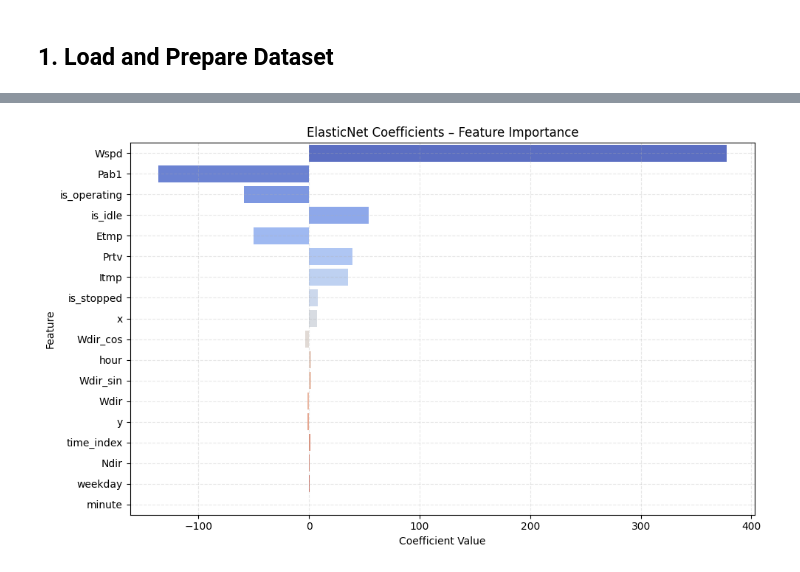
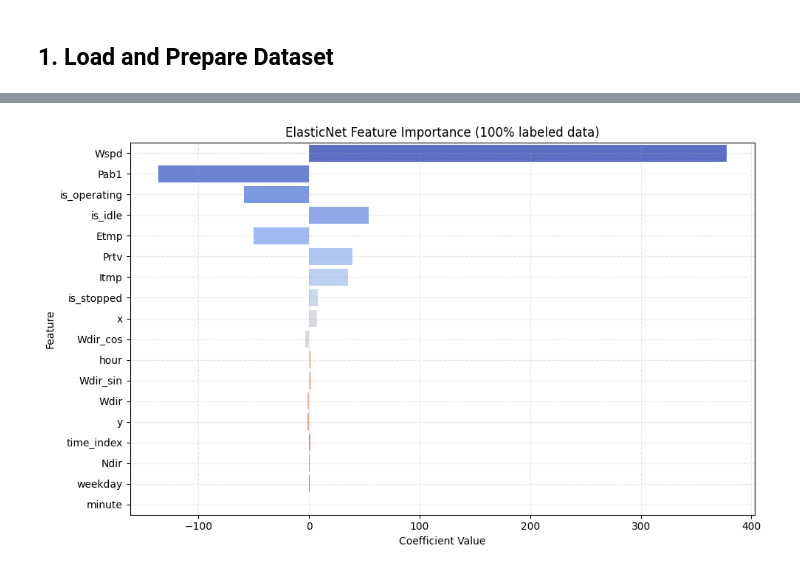
Before and after one commit to npinto97/S2R-Wind, a Jupyter notebook: notebooks/3_1_baseline.ipynb, the cells around one changed output, grey strips where cells are left out. Cells and saved outputs as stored; diff of their text form; code cells hidden in the pictures.

```diff
--- a/notebooks/3_1_baseline.ipynb
+++ b/notebooks/3_1_baseline.ipynb
@@ -98,30 +176,32 @@ These values suggest that the baseline model performs well overall, with relativ
 
 We now inspect the model coefficients to better understand which features were most influential in this prediction task.
 # %%
-best_model = grid_search.best_estimator_.named_steps['elasticnet']
+model_100 = joblib.load("../models/elasticnet_100%.joblib")
+
+best_model = model_100.named_steps['elasticnet']
 
 feature_names = X.columns
-
 coefs = best_model.coef_
 
 coef_df = pd.DataFrame({'Feature': feature_names, 'Coefficient': coefs})
 coef_df = coef_df.sort_values(by='Coefficient', key=abs, ascending=False)
 
 plt.figure(figsize=(10, 6))
 sns.barplot(
     x='Coefficient',
     y='Feature',
     data=coef_df,
     hue='Feature',
     palette='coolwarm',
     dodge=False,
     legend=False
 )
-plt.title("ElasticNet Coefficients – Feature Importance")
+
+plt.title("ElasticNet Feature Importance (100% labeled data)")
 plt.xlabel("Coefficient Value")
 plt.ylabel("Feature")
 plt.tight_layout()
 plt.grid(True, linestyle='--', alpha=0.3)
 plt.show()
 # %% [output]
-[figure, old version]
+[figure, new version]
```
Also changed, not shown: parts of 17 cells of this notebook, 1 other file.
